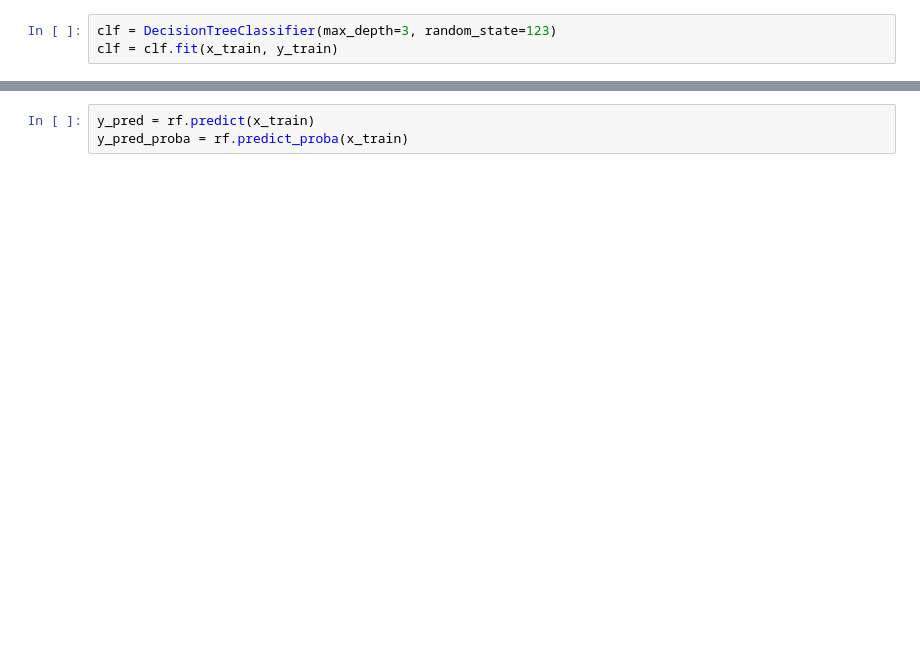
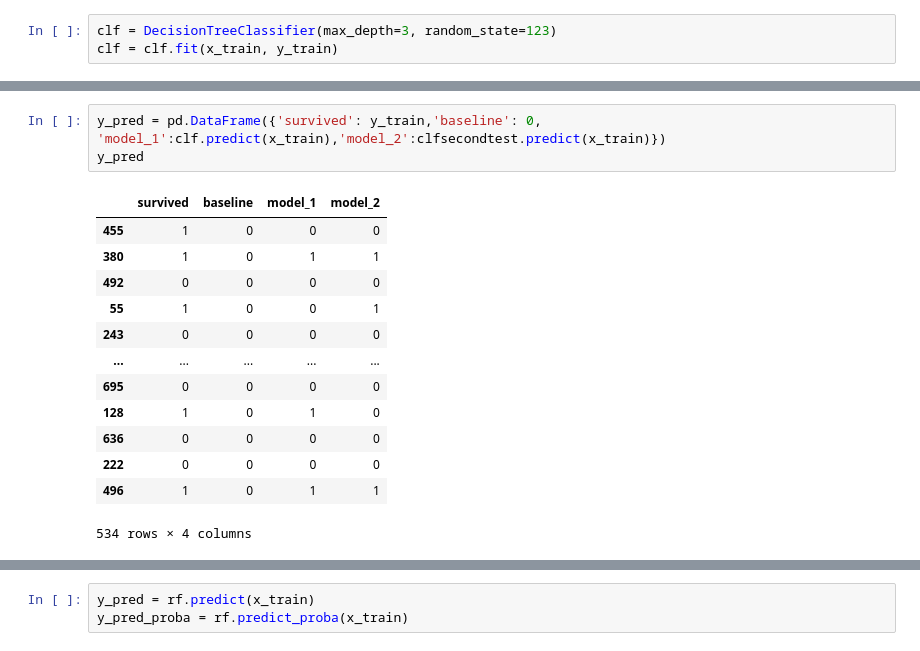
Before and after one commit to QinzhiChen/classification-exercises, a Jupyter notebook: model.ipynb, the cells around one changed output, grey strips where cells are left out. Saved outputs shown, nothing was run; the diff lists cells and outputs as text; blank space fills up the shorter version.

```diff
--- a/model.ipynb
+++ b/model.ipynb
@@ -138,0 +221,17 @@ weighted avg       0.82      0.82      0.82       498
+# %%
+y_pred = pd.DataFrame({'survived': y_train,'baseline': 0, 'model_1':clf.predict(x_train),'model_2':clfsecondtest.predict(x_train)})
+y_pred
+# %% [output]
+|  | survived | baseline | model_1 | model_2 |
+| 455 | 1 | 0 | 0 | 0 |
+| 380 | 1 | 0 | 1 | 1 |
+| 492 | 0 | 0 | 0 | 0 |
+| 55 | 1 | 0 | 0 | 1 |
+| 243 | 0 | 0 | 0 | 0 |
+| ... | ... | ... | ... | ... |
+| 695 | 0 | 0 | 0 | 0 |
+| 128 | 1 | 0 | 1 | 0 |
+| 636 | 0 | 0 | 0 | 0 |
+| 222 | 0 | 0 | 0 | 0 |
+| 496 | 1 | 0 | 1 | 1 |
+534 rows × 4 columns
```
Also changed, not shown: parts of 67 cells of this notebook, 3 other files.
